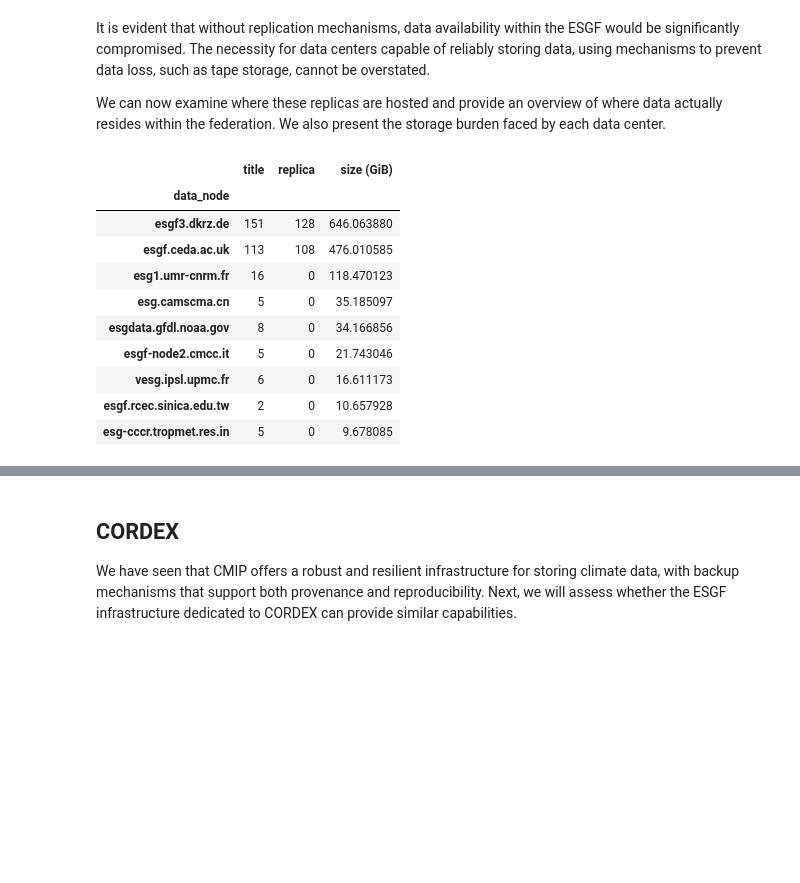
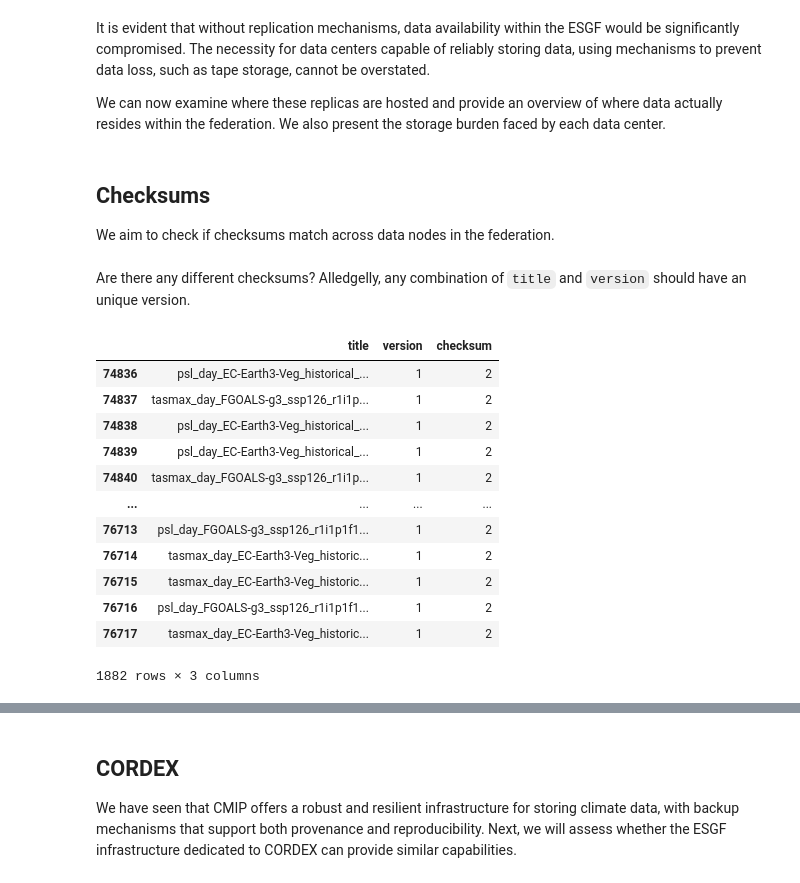
Before and after one commit to zequihg50/reproducibility-ipcc-atlas, a Jupyter notebook: main.ipynb, the cells around one changed output, grey strips where cells are left out. Saved outputs shown, nothing was run; the diff lists cells and outputs as text; code cells hidden in the pictures; blank space fills up the shorter version.

```diff
--- a/main.ipynb
+++ b/main.ipynb
@@ -99,16 +133,29 @@ We can now examine where these replicas are hosted and provide an overview of wh
 esgf[["data_node", "title"]].groupby("data_node").count().join(
     esgf[["data_node", "replica"]].groupby("data_node").sum()).join(
     esgf[["data_node", "size"]].groupby("data_node").sum().rename({"size": "size (GiB)"}, axis=1)/2**30).sort_values(
-    "size (GiB)", ascending=False)
+    "size (GiB)", ascending=False).to_csv("a.csv")
-# %% [output]
-|  | title | replica | size (GiB) |
-| data_node |  |  |  |
-| esgf3.dkrz.de | 151 | 128 | 646.063880 |
-| esgf.ceda.ac.uk | 113 | 108 | 476.010585 |
-| esg1.umr-cnrm.fr | 16 | 0 | 118.470123 |
-| esg.camscma.cn | 5 | 0 | 35.185097 |
-| esgdata.gfdl.noaa.gov | 8 | 0 | 34.166856 |
-| esgf-node2.cmcc.it | 5 | 0 | 21.743046 |
-| vesg.ipsl.upmc.fr | 6 | 0 | 16.611173 |
-| esgf.rcec.sinica.edu.tw | 2 | 0 | 10.657928 |
-| esg-cccr.tropmet.res.in | 5 | 0 | 9.678085 |
+# %% [markdown]
+## Checksums
+
+We aim to check if checksums match across data nodes in the federation.
+# %%
+esgf_files = pd.read_json("inventories/esgf-cmip6-files.json", lines=True)
+# %% [markdown]
+Are there any different checksums? Alledgelly, any combination of `title` and `version` should have an unique version.
+# %%
+checksum_counts = esgf_files[["title", "version", "checksum"]].groupby(["title", "version"]).nunique().sort_values(by="checksum", ascending=True).reset_index()
+checksum_counts[checksum_counts["checksum"]>1]
+# %% [output]
+|  | title | version | checksum |
+| 74836 | psl_day_EC-Earth3-Veg_historical_... | 1 | 2 |
+| 74837 | tasmax_day_FGOALS-g3_ssp126_r1i1p... | 1 | 2 |
+| 74838 | psl_day_EC-Earth3-Veg_historical_... | 1 | 2 |
+| 74839 | psl_day_EC-Earth3-Veg_historical_... | 1 | 2 |
+| 74840 | tasmax_day_FGOALS-g3_ssp126_r1i1p... | 1 | 2 |
+| ... | ... | ... | ... |
+| 76713 | psl_day_FGOALS-g3_ssp126_r1i1p1f1... | 1 | 2 |
+| 76714 | tasmax_day_EC-Earth3-Veg_historic... | 1 | 2 |
+| 76715 | tasmax_day_EC-Earth3-Veg_historic... | 1 | 2 |
+| 76716 | psl_day_FGOALS-g3_ssp126_r1i1p1f1... | 1 | 2 |
+| 76717 | tasmax_day_EC-Earth3-Veg_historic... | 1 | 2 |
+1882 rows × 3 columns
```
Also changed, not shown: parts of 16 cells of this notebook, 45 other files.
